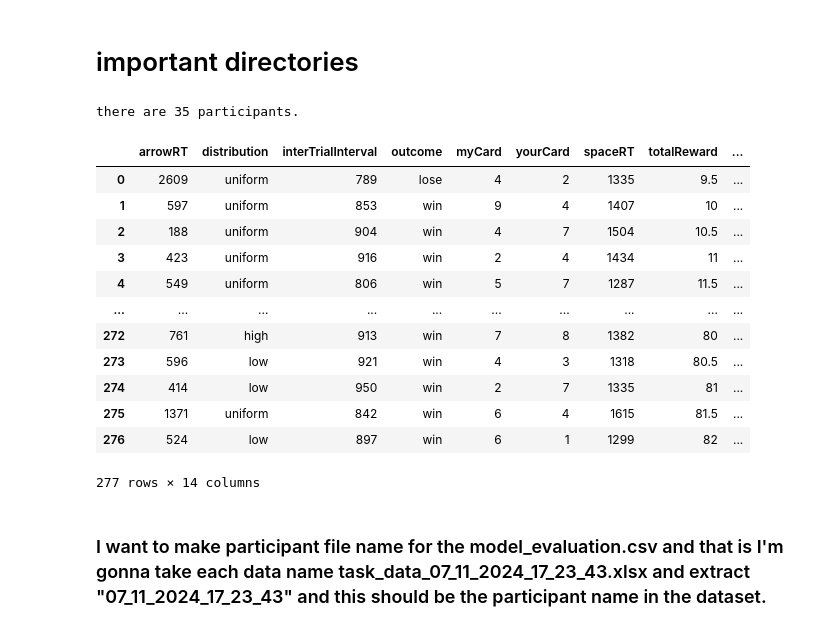
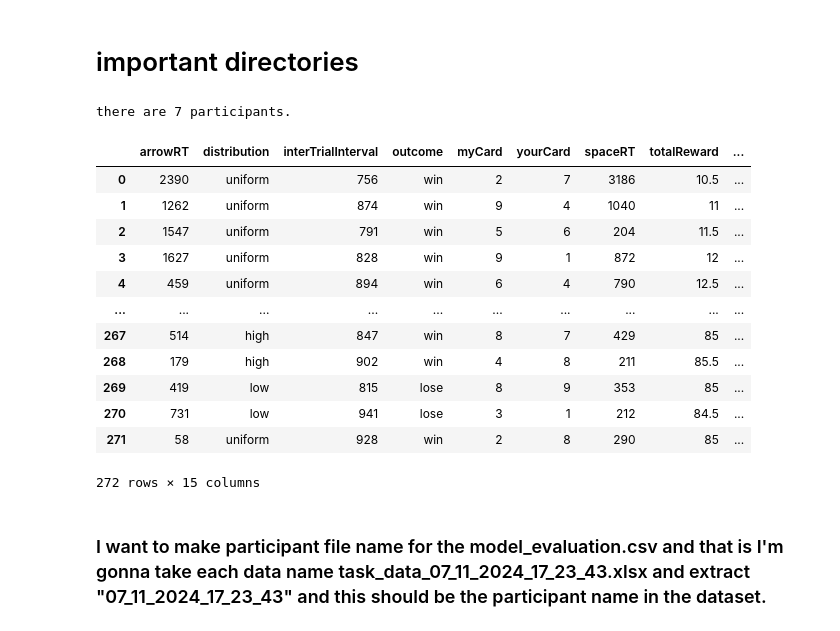
Before and after one commit to NiloufarShahdoustU/starling_RL_agent_epileptic, a Jupyter notebook: 13_RL_agent_TD_learn_q_table_policy_sees_colors_and_numbers_parallel_risk_dualQ.ipynb, the cells around one changed output. Saved outputs shown, nothing was run; the diff lists cells and outputs as text; code cells hidden in the pictures.

```diff
--- a/13_RL_agent_TD_learn_q_table_policy_sees_colors_and_numbers_parallel_risk_dualQ.ipynb
+++ b/13_RL_agent_TD_learn_q_table_policy_sees_colors_and_numbers_parallel_risk_dualQ.ipynb
@@ -22,7 +22,7 @@ from sklearn.metrics import r2_score
 # %% [markdown]
 # important directories
 # %%
-folder_path = 'data_risk_added'
+folder_path = 'data_risk_added_epileptic'
 
 
 output_dir_model_evaluation = "13_RL_agent_TDlearn_output_risk_dualQ"
@@ -35,29 +35,29 @@ output_dir_model_behavior = os.path.join(output_dir_model_evaluation, "model_beh
 os.makedirs(output_dir_model_behavior, exist_ok=True)
 # %%
 
-dataframes = [pd.read_excel(os.path.join(folder_path, file)) for file in os.listdir(folder_path) if file.endswith('.xlsx')]
+dataframes = [pd.read_csv(os.path.join(folder_path, file)) for file in os.listdir(folder_path) if file.endswith('.csv')]
 
 
 n_participant = len(dataframes)
 print(f"there are {n_participant} participants.")
 
 
 dataframes[0]
 # %% [output]
-there are 35 participants.
+there are 7 participants.
 |  | arrowRT | distribution | interTrialInterval | outcome | myCard | yourCard | spaceRT | totalReward | ... |
-| 0 | 2609 | uniform | 789 | lose | 4 | 2 | 1335 | 9.5 | ... |
-| 1 | 597 | uniform | 853 | win | 9 | 4 | 1407 | 10 | ... |
-| 2 | 188 | uniform | 904 | win | 4 | 7 | 1504 | 10.5 | ... |
-| 3 | 423 | uniform | 916 | win | 2 | 4 | 1434 | 11 | ... |
-| 4 | 549 | uniform | 806 | win | 5 | 7 | 1287 | 11.5 | ... |
+| 0 | 2390 | uniform | 756 | win | 2 | 7 | 3186 | 10.5 | ... |
+| 1 | 1262 | uniform | 874 | win | 9 | 4 | 1040 | 11 | ... |
+| 2 | 1547 | uniform | 791 | win | 5 | 6 | 204 | 11.5 | ... |
+| 3 | 1627 | uniform | 828 | win | 9 | 1 | 872 | 12 | ... |
+| 4 | 459 | uniform | 894 | win | 6 | 4 | 790 | 12.5 | ... |
 | ... | ... | ... | ... | ... | ... | ... | ... | ... | ... |
-| 272 | 761 | high | 913 | win | 7 | 8 | 1382 | 80 | ... |
-| 273 | 596 | low | 921 | win | 4 | 3 | 1318 | 80.5 | ... |
-| 274 | 414 | low | 950 | win | 2 | 7 | 1335 | 81 | ... |
-| 275 | 1371 | uniform | 842 | win | 6 | 4 | 1615 | 81.5 | ... |
-| 276 | 524 | low | 897 | win | 6 | 1 | 1299 | 82 | ... |
+| 267 | 514 | high | 847 | win | 8 | 7 | 429 | 85 | ... |
+| 268 | 179 | high | 902 | win | 4 | 8 | 211 | 85.5 | ... |
+| 269 | 419 | low | 815 | lose | 8 | 9 | 353 | 85 | ... |
+| 270 | 731 | low | 941 | lose | 3 | 1 | 212 | 84.5 | ... |
+| 271 | 58 | uniform | 928 | win | 2 | 8 | 290 | 85 | ... |
-277 rows × 14 columns
+272 rows × 15 columns
 # %% [markdown]
 ### I want to make participant file name for the model_evaluation.csv and that is I'm gonna take each data name task_data_07_11_2024_17_23_43.xlsx and extract "07_11_2024_17_23_43" and this should be the participant name in the dataset.
 # %%
```
Also changed, not shown: parts of 2 cells of this notebook, 25 other files.
